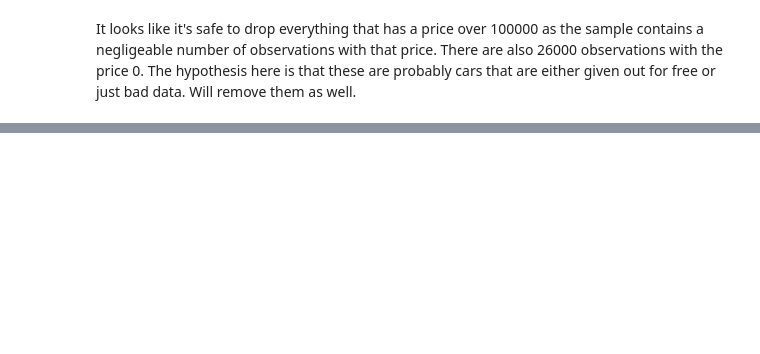
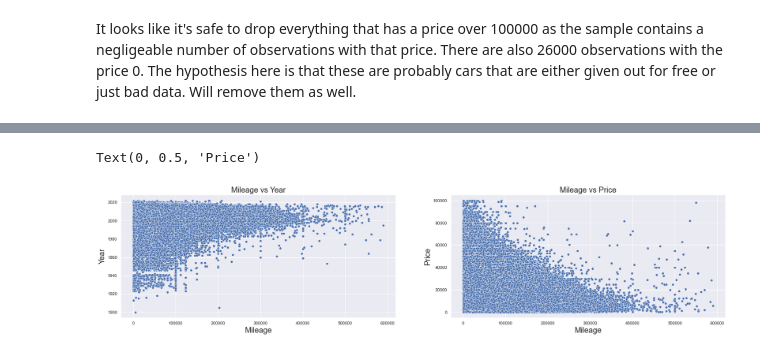
Before and after one commit to erikseulean/ml, a Jupyter notebook: assignment1/craiglist_cars.ipynb, the cells around one changed output, grey strips where cells are left out. Cells and saved outputs as stored; diff of their text form; code cells hidden in the pictures; blank space fills up the shorter version.

```diff
--- a/assignment1/craiglist_cars.ipynb
+++ b/assignment1/craiglist_cars.ipynb
@@ -298,0 +308,16 @@ cars
+# %%
+plt.subplot(2, 2, 1)
+plt.ticklabel_format(style='plain', axis='x')
+p = sns.scatterplot(x="odometer", y="year", data=cars)
+p.set_title("Mileage vs Year", fontsize=20)
+p.set_xlabel("Mileage", fontsize=20)
+p.set_ylabel("Year", fontsize=20)
+plt.subplot(2, 2, 2)
+plt.ticklabel_format(style='plain', axis='x')
+p = sns.scatterplot(x="odometer", y="price", data=cars)
+p.set_title("Mileage vs Price", fontsize=20)
+p.set_xlabel("Mileage", fontsize=20)
+p.set_ylabel("Price", fontsize=20)
+# %% [output]
+Text(0, 0.5, 'Price')
+[figure, added]
```
Also changed, not shown: parts of 28 cells of this notebook.
